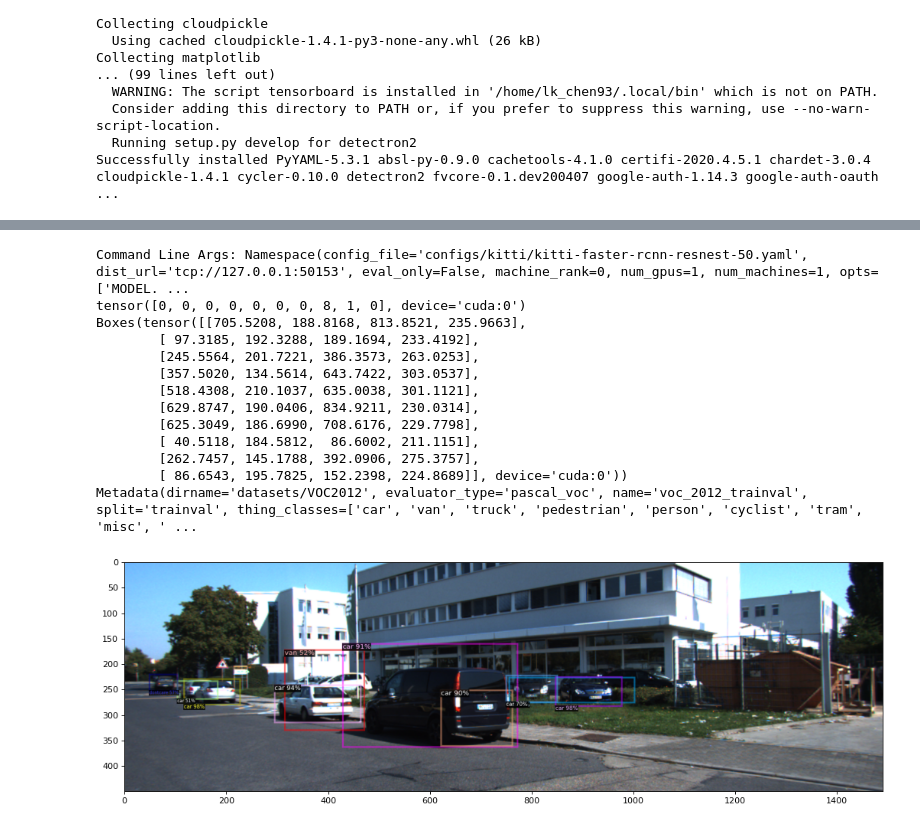
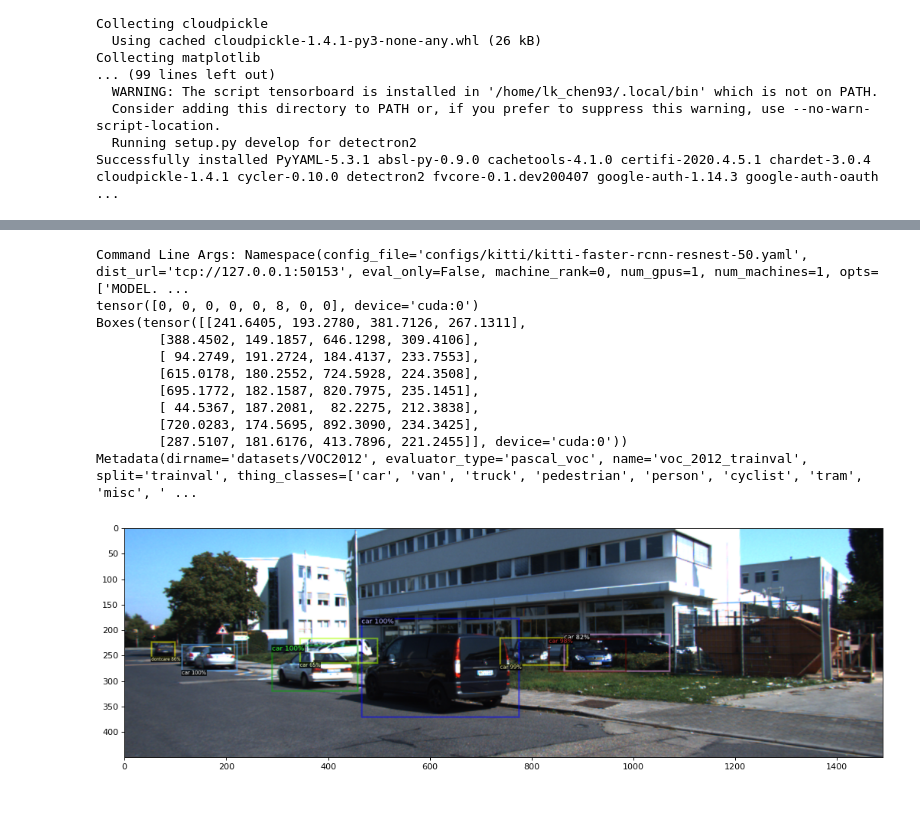
Before and after one commit to lk-chen/cs231n_project, a Jupyter notebook: try_zhanghang_detectron2.ipynb, the cells around one changed output, grey strips where cells are left out. Drawn from its saved outputs; the diff is of its cells as text; code cells hidden in the pictures.

Commit message:
Check in resnest-50 model/result
* use template, easy to switch between 50/101
* use new weights in detectron2-ResNeSt
* add section to render bbox
* trained with 18k iter, 1k eval_period

```diff
--- a/try_zhanghang_detectron2.ipynb
+++ b/try_zhanghang_detectron2.ipynb
@@ -60,27 +85,25 @@ WARNING [05/19 07:32:35 d2.engine.defaults:506]: Skipping printing CSV
 # %%
 !(cd detectron2-ResNeSt/ && python3 tools/train_kitti.py \
-  --config-file configs/kitti/kitti-faster-rcnn-resnest-50.yaml MODEL.WEIGHTS output/model_final.pth)
+  --config-file configs/kitti/kitti-faster-rcnn-resnest-50.yaml MODEL.WEIGHTS resnest_50.pth)
 
 
 import matplotlib.pyplot as plt
 import matplotlib.image as mpimg
 from matplotlib.pyplot import figure
 figure(num=None, figsize=(16, 16), dpi=80, facecolor='w', edgecolor='k')
 img=mpimg.imread('detectron2-ResNeSt/prediction.png')
 imgplot = plt.imshow(img)
 plt.show()
 # %% [output]
 Command Line Args: Namespace(config_file='configs/kitti/kitti-faster-rcnn-resnest-50.yaml', dist_url='tcp://127.0.0.1:50153', eval_only=False, machine_rank=0, num_gpus=1, num_machines=1, opts=['MODEL. ...
-tensor([0, 0, 0, 0, 0, 0, 0, 8, 1, 0], device='cuda:0')
-Boxes(tensor([[705.5208, 188.8168, 813.8521, 235.9663],
-        [ 97.3185, 192.3288, 189.1694, 233.4192],
-        [245.5564, 201.7221, 386.3573, 263.0253],
-        [357.5020, 134.5614, 643.7422, 303.0537],
-        [518.4308, 210.1037, 635.0038, 301.1121],
-        [629.8747, 190.0406, 834.9211, 230.0314],
-        [625.3049, 186.6990, 708.6176, 229.7798],
-        [ 40.5118, 184.5812,  86.6002, 211.1151],
-        [262.7457, 145.1788, 392.0906, 275.3757],
-        [ 86.6543, 195.7825, 152.2398, 224.8689]], device='cuda:0'))
+tensor([0, 0, 0, 0, 0, 8, 0, 0], device='cuda:0')
+Boxes(tensor([[241.6405, 193.2780, 381.7126, 267.1311],
+        [388.4502, 149.1857, 646.1298, 309.4106],
+        [ 94.2749, 191.2724, 184.4137, 233.7553],
+        [615.0178, 180.2552, 724.5928, 224.3508],
+        [695.1772, 182.1587, 820.7975, 235.1451],
+        [ 44.5367, 187.2081,  82.2275, 212.3838],
+        [720.0283, 174.5695, 892.3090, 234.3425],
+        [287.5107, 181.6176, 413.7896, 221.2455]], device='cuda:0'))
 Metadata(dirname='datasets/VOC2012', evaluator_type='pascal_voc', name='voc_2012_trainval', split='trainval', thing_classes=['car', 'van', 'truck', 'pedestrian', 'person', 'cyclist', 'tram', 'misc', ' ...
-[figure, old version]
+[figure, new version]
```
Also changed, not shown: parts of 3 cells of this notebook, 10 other files.
